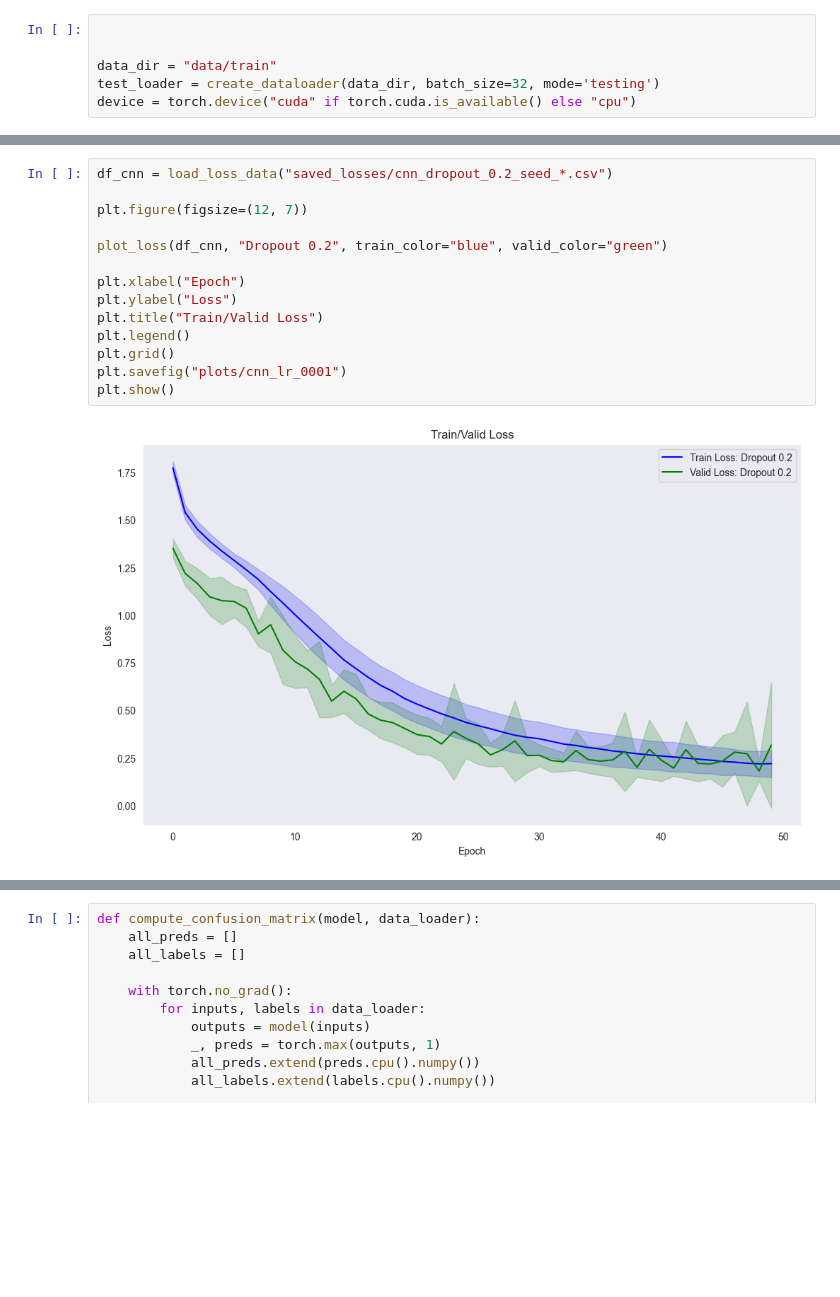
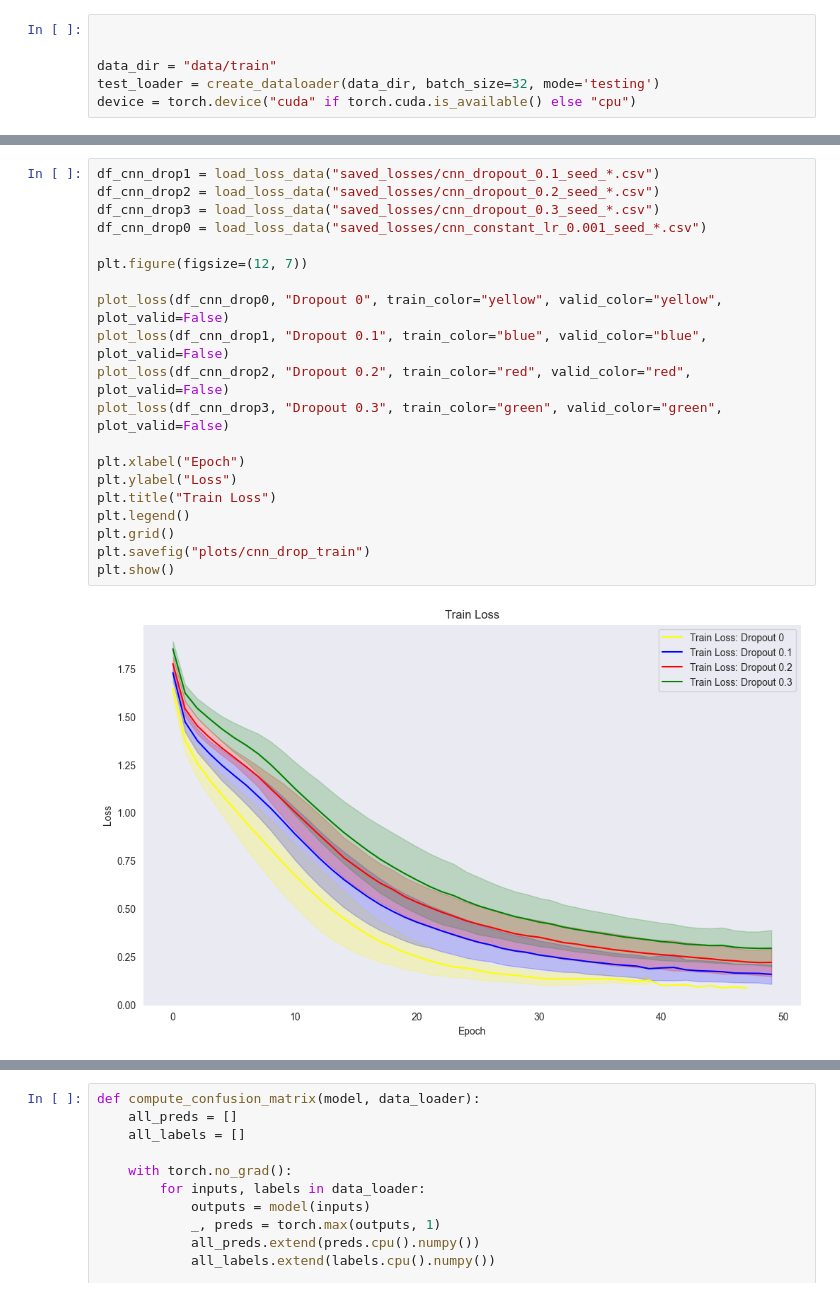
Before and after one commit to Mafarein/deep_learning_project2, a Jupyter notebook: model_experiments.ipynb, the cells around one changed output, grey strips where cells are left out. Cells and saved outputs as stored; diff of their text form; blank space fills up the shorter version.

```diff
--- a/model_experiments.ipynb
+++ b/model_experiments.ipynb
@@ -202,16 +262,22 @@ plt.show()
 # %%
-df_cnn = load_loss_data("saved_losses/cnn_dropout_0.2_seed_*.csv")
+df_cnn_drop1 = load_loss_data("saved_losses/cnn_dropout_0.1_seed_*.csv")
+df_cnn_drop2 = load_loss_data("saved_losses/cnn_dropout_0.2_seed_*.csv")
+df_cnn_drop3 = load_loss_data("saved_losses/cnn_dropout_0.3_seed_*.csv")
+df_cnn_drop0 = load_loss_data("saved_losses/cnn_constant_lr_0.001_seed_*.csv")
 
 plt.figure(figsize=(12, 7))
 
-plot_loss(df_cnn, "Dropout 0.2", train_color="blue", valid_color="green")
+plot_loss(df_cnn_drop0, "Dropout 0", train_color="yellow", valid_color="yellow", plot_valid=False)
+plot_loss(df_cnn_drop1, "Dropout 0.1", train_color="blue", valid_color="blue", plot_valid=False)
+plot_loss(df_cnn_drop2, "Dropout 0.2", train_color="red", valid_color="red", plot_valid=False)
+plot_loss(df_cnn_drop3, "Dropout 0.3", train_color="green", valid_color="green", plot_valid=False)
 
 plt.xlabel("Epoch")
 plt.ylabel("Loss")
-plt.title("Train/Valid Loss")
+plt.title("Train Loss")
 plt.legend()
 plt.grid()
-plt.savefig("plots/cnn_lr_0001")
+plt.savefig("plots/cnn_drop_train")
 plt.show()
 # %% [output]
-[figure, old version]
+[figure, new version]
```
Also changed, not shown: parts of 8 cells of this notebook, 25 other files.
